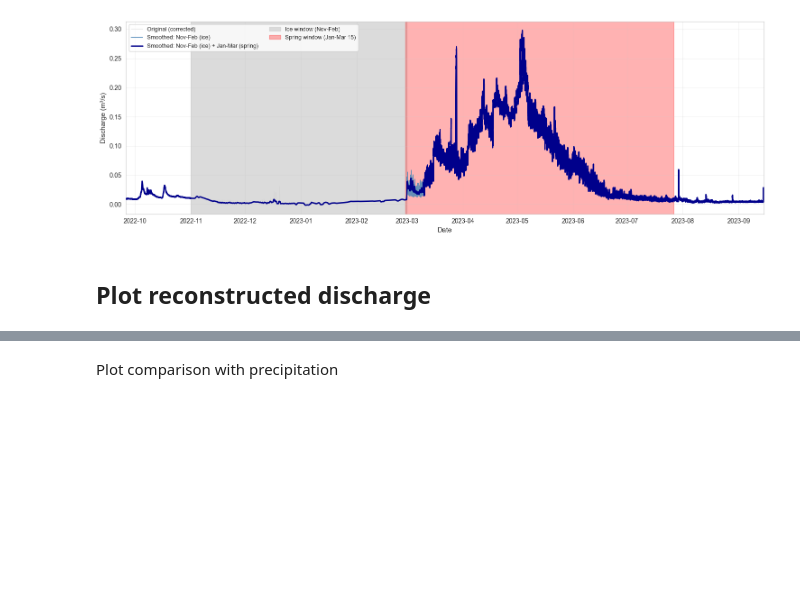
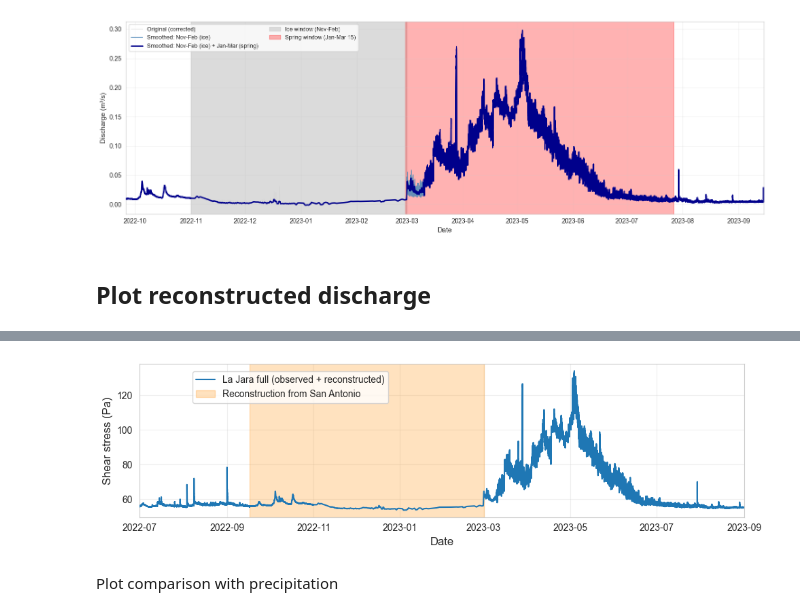
Before and after one commit to nicole-hucke/shear_stress_paper, a Jupyter notebook: shear_stress_reconstruction/discharge/discharge_reconstruction.ipynb, the cells around one changed output, grey strips where cells are left out. Drawn from its saved outputs; the diff is of its cells as text; code cells hidden in the pictures; blank space fills up the shorter version.

```diff
--- a/shear_stress_reconstruction/discharge/discharge_reconstruction.ipynb
+++ b/shear_stress_reconstruction/discharge/discharge_reconstruction.ipynb
@@ -826,3 +872,61 @@ plt.show()
+# %%
+lajara_full_record = lajara_sanantonio['la_jara_smoothed_spring'].copy()
+tau_full_record = 268.43 * lajara_full_record + 54
+
+full_start = pd.Timestamp('2022-07-01')
+full_end = pd.Timestamp('2023-09-01')
+
+full_mask = (
+    (lajara_sanantonio.index >= full_start) &
+    (lajara_sanantonio.index <= full_end)
+)
+
+# reconstructed portion only after the September gap begins
+recon_start = pd.Timestamp('2022-09-17')
+recon_end = pd.Timestamp('2023-03-01')
+
+import matplotlib.pyplot as plt
+import seaborn as sns
+
+sns.set_style("whitegrid")
+fig, ax = plt.subplots(figsize=(10, 3))
+
+ax.plot(
+    lajara_sanantonio.index[full_mask],
+    tau_full_record[full_mask],
+    label='La Jara full (observed + reconstructed)',
+    color='tab:blue',
+    linewidth=1.5,
+    zorder=3,
+)
+
+ax.axvspan(
+    recon_start,
+    recon_end,
+    color='darkorange',
+    alpha=0.25,
+    label='Reconstruction from San Antonio',
+    zorder=1
+)
+
+ax.set_xlabel('Date', fontsize=12)
+ax.set_ylabel('Shear stress (Pa)', fontsize=12)
+ax.grid(True, alpha=0.3, zorder=1)
+
+ax.legend(
+    loc='upper left',
+    bbox_to_anchor=(0.08, 0.98),
+    fontsize=10,
+    ncol=1
+)
+
+ax.set_xlim(full_start, full_end)
+
+plt.tight_layout()
+plt.savefig('lajara_full_shear_stress_record.png', dpi=300, bbox_inches='tight')
+plt.show()
+# %% [output]
+[figure, added]
 # %% [markdown]
 Plot comparison with precipitation
 # %%
```
Also changed, not shown: parts of 3 cells of this notebook, 11 other files.
